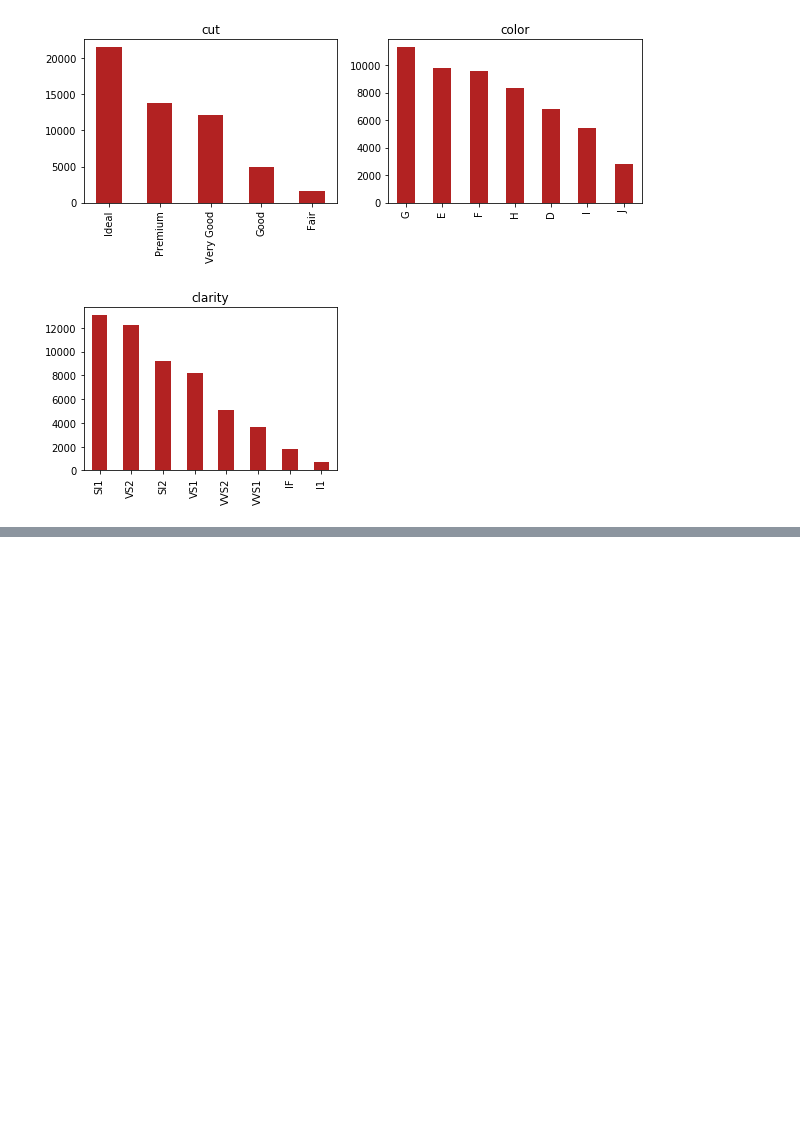
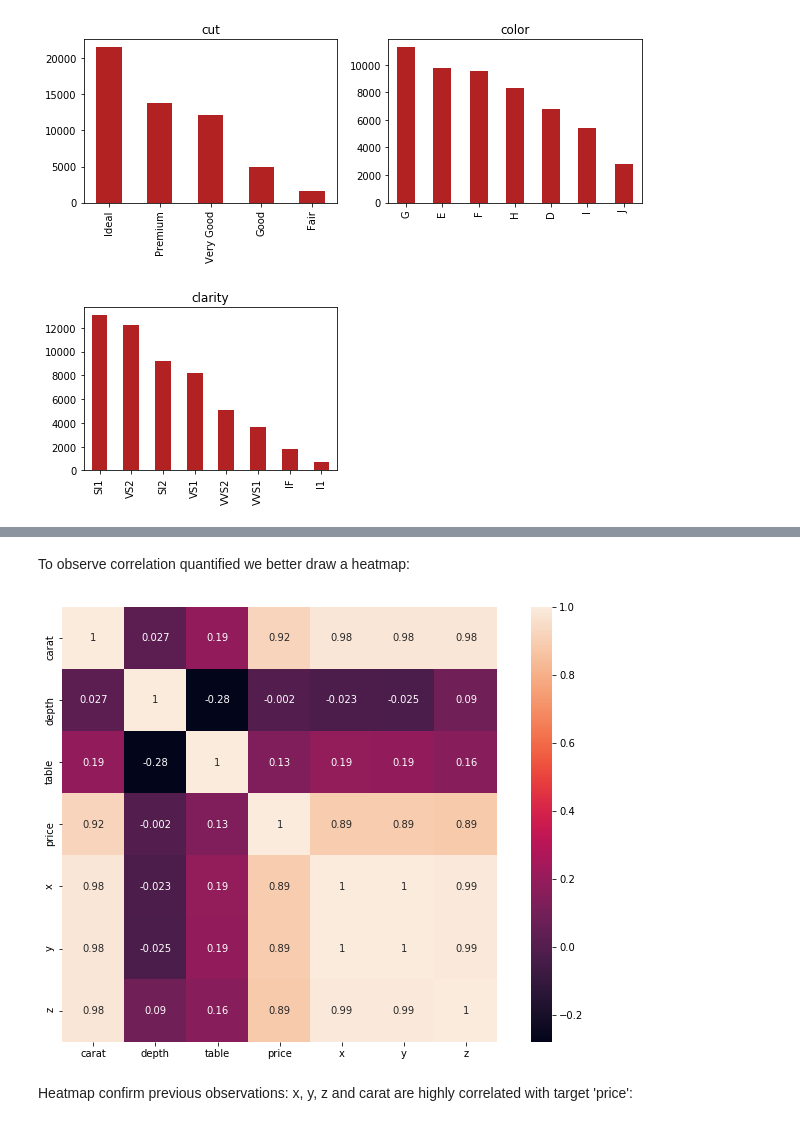
Before and after one commit to guillermogarcialopez/kaggle-basics, a Jupyter notebook: diamonds_regression.ipynb, the cells around one changed output, grey strips where cells are left out. Drawn from its saved outputs; the diff is of its cells as text; code cells hidden in the pictures; blank space fills up the shorter version.

```diff
--- a/diamonds_regression.ipynb
+++ b/diamonds_regression.ipynb
@@ -113,0 +180,11 @@ plt.show()
+# %% [markdown]
+To observe correlation quantified we better draw a heatmap:
+# %%
+# Correlation Map
+plt.figure(figsize=(12,8))
+sns.heatmap(data=numerical_data.corr(), square=True , annot=True, cbar=True)
+plt.show()
+# %% [output]
+[figure, added]
+# %% [markdown]
+Heatmap confirm previous observations: x, y, z and carat are highly correlated with target 'price':
```
Also changed, not shown: parts of 20 cells of this notebook.
